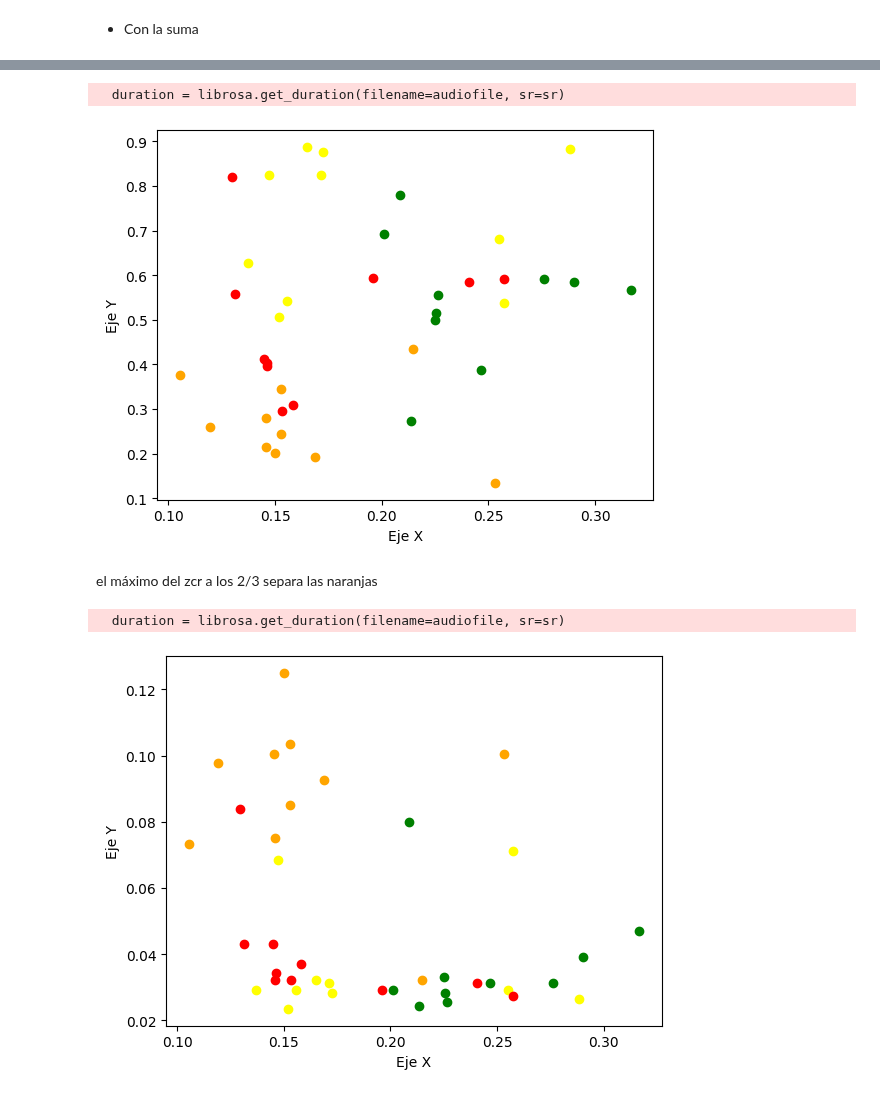
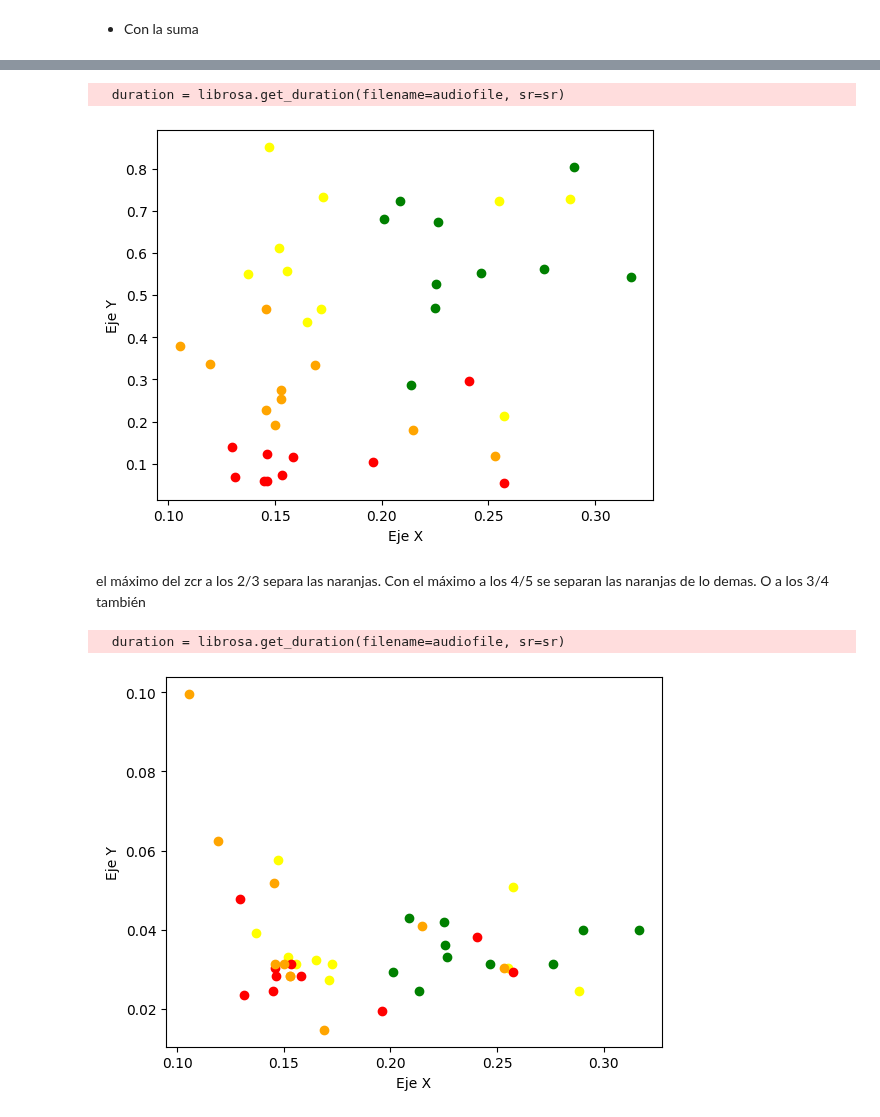
Before and after one commit to Juan2000-coder/Speech_Recognition, a Jupyter notebook: implemetation/tests_conslussions/8-Zcr_rms.ipynb, the cells around one changed output, grey strips where cells are left out. Drawn from its saved outputs; the diff is of its cells as text; code cells hidden in the pictures.

```diff
--- a/implemetation/tests_conslussions/8-Zcr_rms.ipynb
+++ b/implemetation/tests_conslussions/8-Zcr_rms.ipynb
@@ -19,20 +19,22 @@ from scipy.signal import hilbert, butter, filtfilt, medfilt, lfilter, wiener, co
 # %%
 fruit_types = ['pera', 'banana', 'manzana', 'naranja']
 audios = {fruit: [] for fruit in fruit_types}
-root_dir = '../../dataset'
+dataset_path         =  '../../dataset'
+original_path    = os.path.join(dataset_path, 'original')
+processed_path   = os.path.join(dataset_path, 'processed')
+o_tests_path     = os.path.join(original_path, 'tests')
+p_tests_path     = os.path.join(processed_path, 'tests')
 # %%
-for dirname, _, filenames in os.walk(root_dir):
+for dirname, _, filenames in os.walk(original_path):
     fruit_type = os.path.basename(dirname)
     if fruit_type in fruit_types:
         audios[fruit_type].extend([os.path.join(dirname, filename) for filename in filenames if filename.endswith('.wav')])
-processed = {fruit: [] for fruit in fruit_types}
 # %%
-for dirname, _, filenames in os.walk(root_dir):
-    path = os.path.basename(dirname)
-    if path == 'processed':
-        fruit_type = os.path.basename(os.path.dirname(dirname))
-        if fruit_type in fruit_types:
-            processed[fruit_type].extend([os.path.join(dirname, filename) for filename in filenames if filename.endswith('.wav')])
+processed = {fruit: [] for fruit in fruit_types}
+for dirname, _, filenames in os.walk(processed_path):
+    fruit_type = os.path.basename(dirname)
+    if fruit_type in fruit_types:
+        processed[fruit_type].extend([os.path.join(dirname, filename) for filename in filenames if filename.endswith('.wav')])
 # %%
 FRAME_SIZE = 1024 # In the documentation says it's convenient for speech.C
 HOP_SIZE   = int(FRAME_SIZE/2)
@@ -379,33 +369,34 @@ plot_features2d(features)
 # %%
 cutoff = 8500
 cuton = 20
 features = dict.fromkeys(fruit_types)
 split_frequency = 200
 
 # Extracción de características
 for fruit, group in processed.items():
     features[fruit] = None
     for audio in group:
         signal, sr, duration = load_audio(audio)
         audio_rms = np.sqrt(np.mean(signal**2))/np.max(signal)
         signal = band_pass_filter(signal, sr, cuton, cutoff)
         zcr = librosa.feature.zero_crossing_rate(signal, frame_length=FRAME_SIZE, hop_length=HOP_SIZE)[0]
         zcr /= np.max(np.abs(zcr))
 
-        feat = np.mean(zcr[((len(zcr)*1)//2 - 5) : ((len(zcr)*1)//2 + 5)])
+        feat = np.mean(zcr[((len(zcr)*2)//7 - 5) : ((len(zcr)*2)//7 + 5)])
 
         feature = np.array([[audio_rms, feat]])
         if features[fruit] is not None:
             features[fruit] = np.vstack([features[fruit], feature])
         else:
             features[fruit] = feature
+
 # Ploteo
 plot_features2d(features)
 # %% [output]
   duration = librosa.get_duration(filename=audiofile, sr=sr)
-[figure, old version]
+[figure, new version]
 # %% [markdown]
-el máximo del zcr a los 2/3 separa las naranjas
+el máximo del zcr a los 2/3 separa las naranjas. Con el máximo a los 4/5 se separan las naranjas de lo demas. O a los 3/4 también
 # %%
 cutoff = 8500
 cuton=20
@@ -422,7 +413,7 @@ for fruit, group in processed.items():
         signal = band_pass_filter(signal, sr, cuton, cutoff)
 
         zcr = librosa.feature.zero_crossing_rate(signal, frame_length=FRAME_SIZE, hop_length=HOP_SIZE)[0]
-        feat = np.max(zcr[((len(zcr)*2)//3 - 5) : ((len(zcr)*2)//3 + 5)])
+        feat = np.max(zcr[((len(zcr)*7)//8 - 5) : ((len(zcr)*7)//8 + 5)])
 
         feature = np.array([[audio_rms, feat]])
         if features[fruit] is not None:
@@ -433,4 +424,4 @@ for fruit, group in processed.items():
 plot_features2d(features)
 # %% [output]
   duration = librosa.get_duration(filename=audiofile, sr=sr)
-[figure, old version]
+[figure, new version]
```
Also changed, not shown: parts of 4 cells of this notebook, 2 other files.
